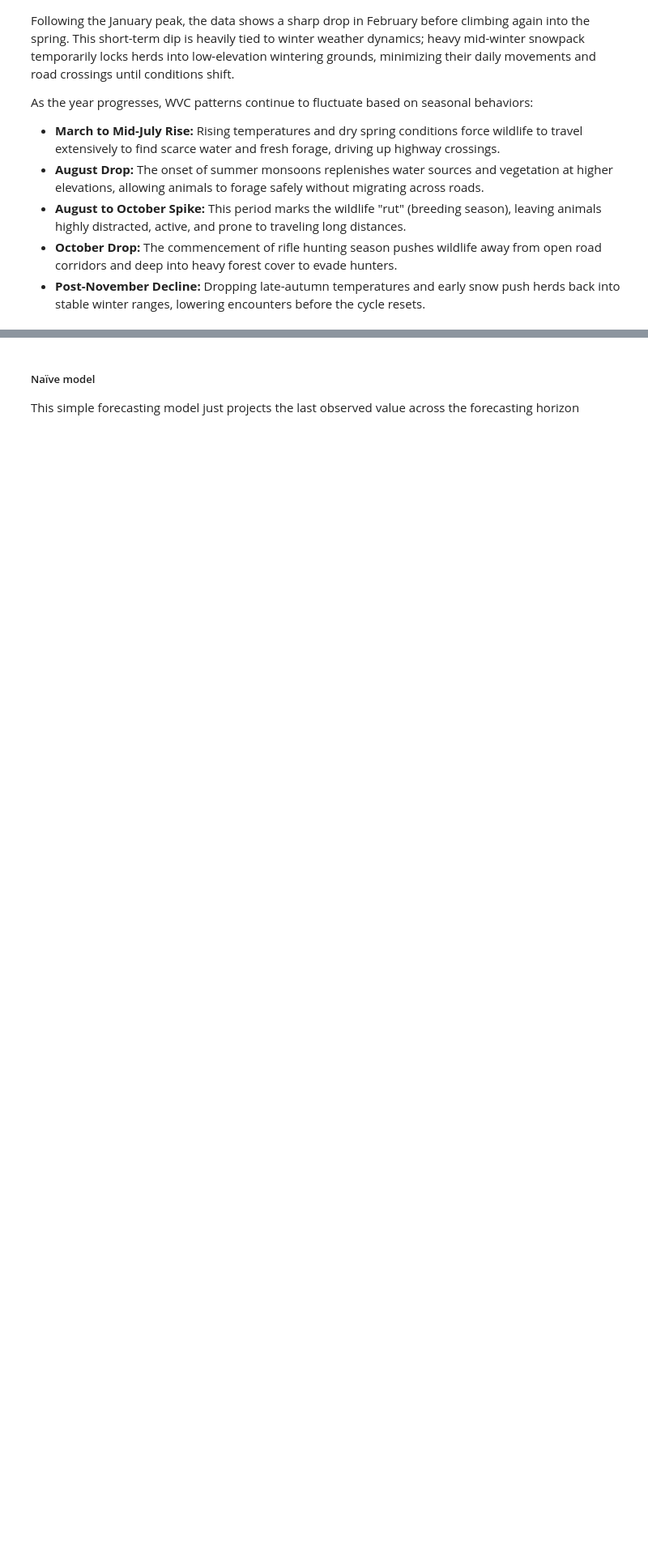
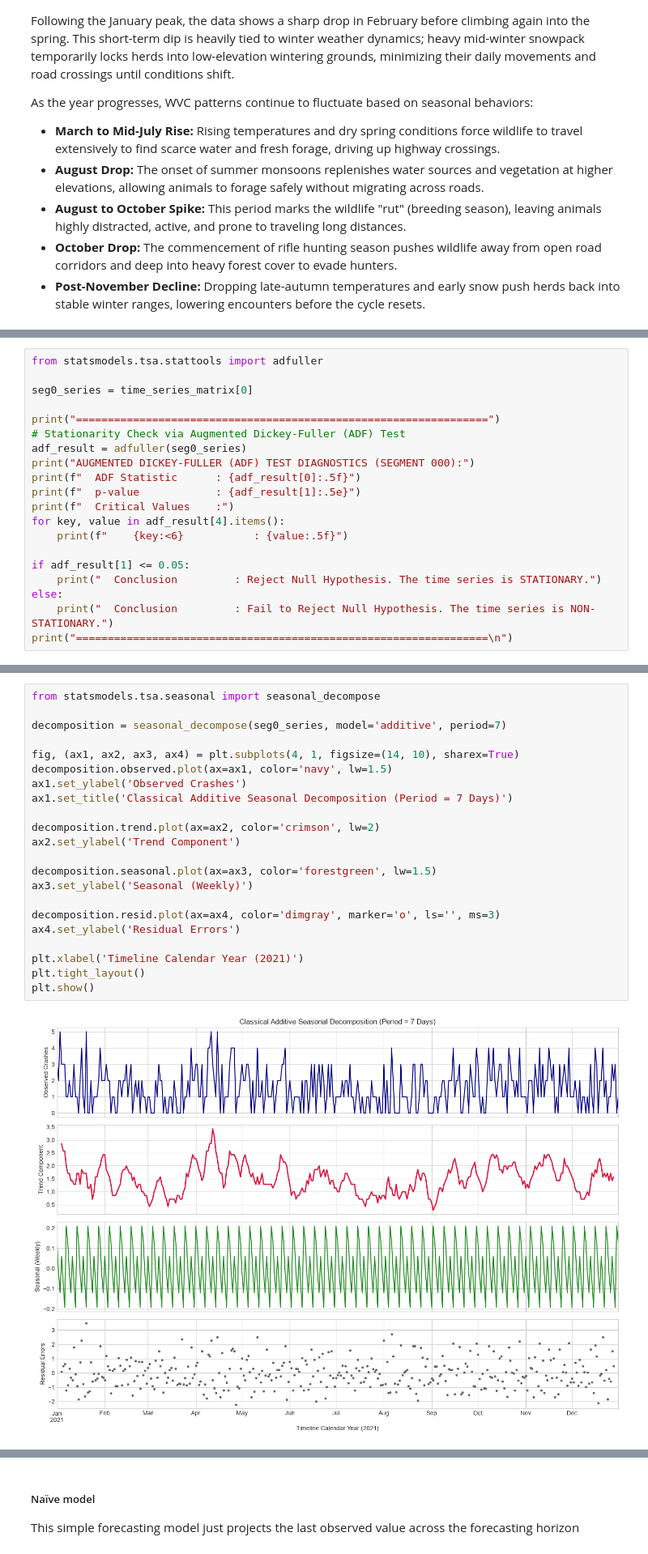
Before and after one commit to Gil-gil-glitch/Spatio-Temporal-Forecasting-of-Wildlife-Vehicle-Collisions, a Jupyter notebook: timeseries/final_project.ipynb, the cells around one changed output, grey strips where cells are left out. Shown at 81% size. Saved outputs shown, nothing was run; the diff lists cells and outputs as text; blank space fills up the shorter version.

```diff
--- a/timeseries/final_project.ipynb
+++ b/timeseries/final_project.ipynb
@@ -252,0 +257,20 @@ As the year progresses, WVC patterns continue to fluctuate based on seasonal beh
+# %%
+from statsmodels.tsa.stattools import adfuller
+
+seg0_series = time_series_matrix[0]
+
+print("=================================================================")
+# Stationarity Check via Augmented Dickey-Fuller (ADF) Test
+adf_result = adfuller(seg0_series)
+print("AUGMENTED DICKEY-FULLER (ADF) TEST DIAGNOSTICS (SEGMENT 000):")
+print(f"  ADF Statistic      : {adf_result[0]:.5f}")
+print(f"  p-value            : {adf_result[1]:.5e}")
+print(f"  Critical Values    :")
+for key, value in adf_result[4].items():
+    print(f"    {key:<6}           : {value:.5f}")
+
+if adf_result[1] <= 0.05:
+    print("  Conclusion         : Reject Null Hypothesis. The time series is STATIONARY.")
+else:
+    print("  Conclusion         : Fail to Reject Null Hypothesis. The time series is NON-STATIONARY.")
+print("=================================================================\n")
@@ -252,0 +288,24 @@ As the year progresses, WVC patterns continue to fluctuate based on seasonal beh
+# %%
+from statsmodels.tsa.seasonal import seasonal_decompose
+
+decomposition = seasonal_decompose(seg0_series, model='additive', period=7)
+
+fig, (ax1, ax2, ax3, ax4) = plt.subplots(4, 1, figsize=(14, 10), sharex=True)
+decomposition.observed.plot(ax=ax1, color='navy', lw=1.5)
+ax1.set_ylabel('Observed Crashes')
+ax1.set_title('Classical Additive Seasonal Decomposition (Period = 7 Days)')
+
+decomposition.trend.plot(ax=ax2, color='crimson', lw=2)
+ax2.set_ylabel('Trend Component')
+
+decomposition.seasonal.plot(ax=ax3, color='forestgreen', lw=1.5)
+ax3.set_ylabel('Seasonal (Weekly)')
+
+decomposition.resid.plot(ax=ax4, color='dimgray', marker='o', ls='', ms=3)
+ax4.set_ylabel('Residual Errors')
+
+plt.xlabel('Timeline Calendar Year (2021)')
+plt.tight_layout()
+plt.show()
+# %% [output]
+[figure, added]
```
Also changed, not shown: parts of 20 cells of this notebook.
